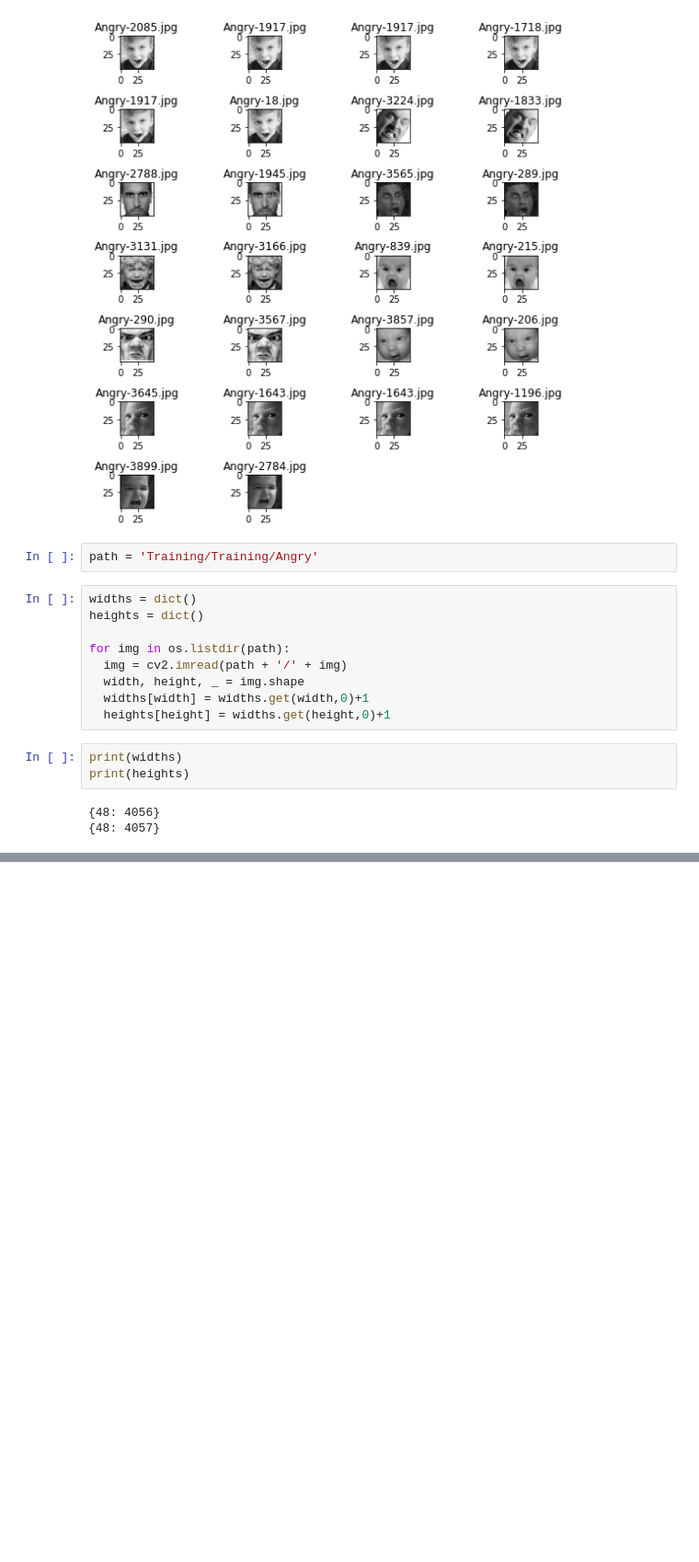
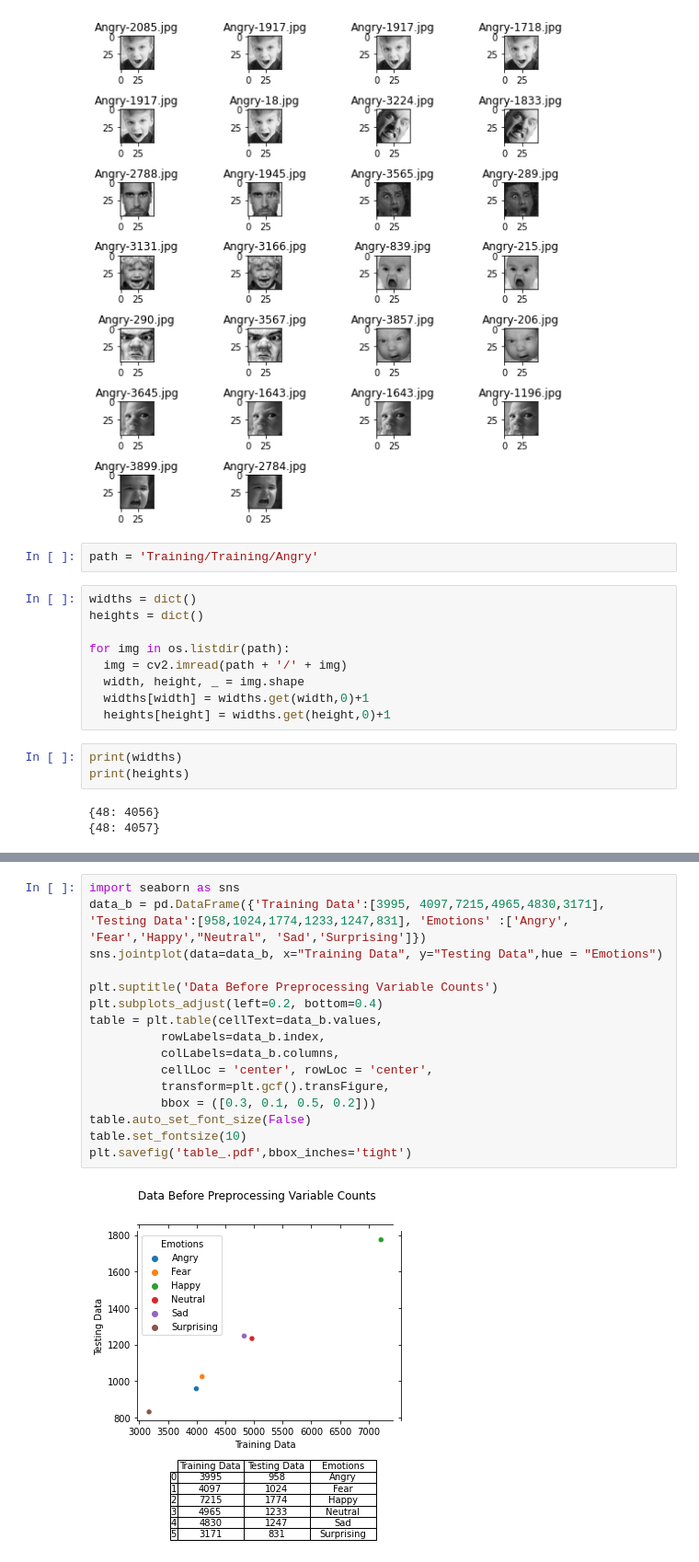
Before and after one commit to Jade-P/MLGroupProject, a Jupyter notebook: Angry_Exploration.ipynb, the cells around one changed output, grey strips where cells are left out. Shown: that part at 92% size. Saved outputs shown, nothing was run; the diff lists cells and outputs as text; blank space fills up the shorter version.

```diff
--- a/Angry_Exploration.ipynb
+++ b/Angry_Exploration.ipynb
@@ -331,0 +359,18 @@ print(heights)
+# %%
+import seaborn as sns
+data_b = pd.DataFrame({'Training Data':[3995, 4097,7215,4965,4830,3171], 'Testing Data':[958,1024,1774,1233,1247,831], 'Emotions' :['Angry', 'Fear','Happy',"Neutral", 'Sad','Surprising']})
+sns.jointplot(data=data_b, x="Training Data", y="Testing Data",hue = "Emotions")
+
+plt.suptitle('Data Before Preprocessing Variable Counts')
+plt.subplots_adjust(left=0.2, bottom=0.4)
+table = plt.table(cellText=data_b.values,
+          rowLabels=data_b.index,
+          colLabels=data_b.columns,
+          cellLoc = 'center', rowLoc = 'center',
+          transform=plt.gcf().transFigure,
+          bbox = ([0.3, 0.1, 0.5, 0.2]))
+table.auto_set_font_size(False)
+table.set_fontsize(10)
+plt.savefig('table_.pdf',bbox_inches='tight')
+# %% [output]
+[figure, added]
```
Also changed, not shown: parts of 16 cells of this notebook.
